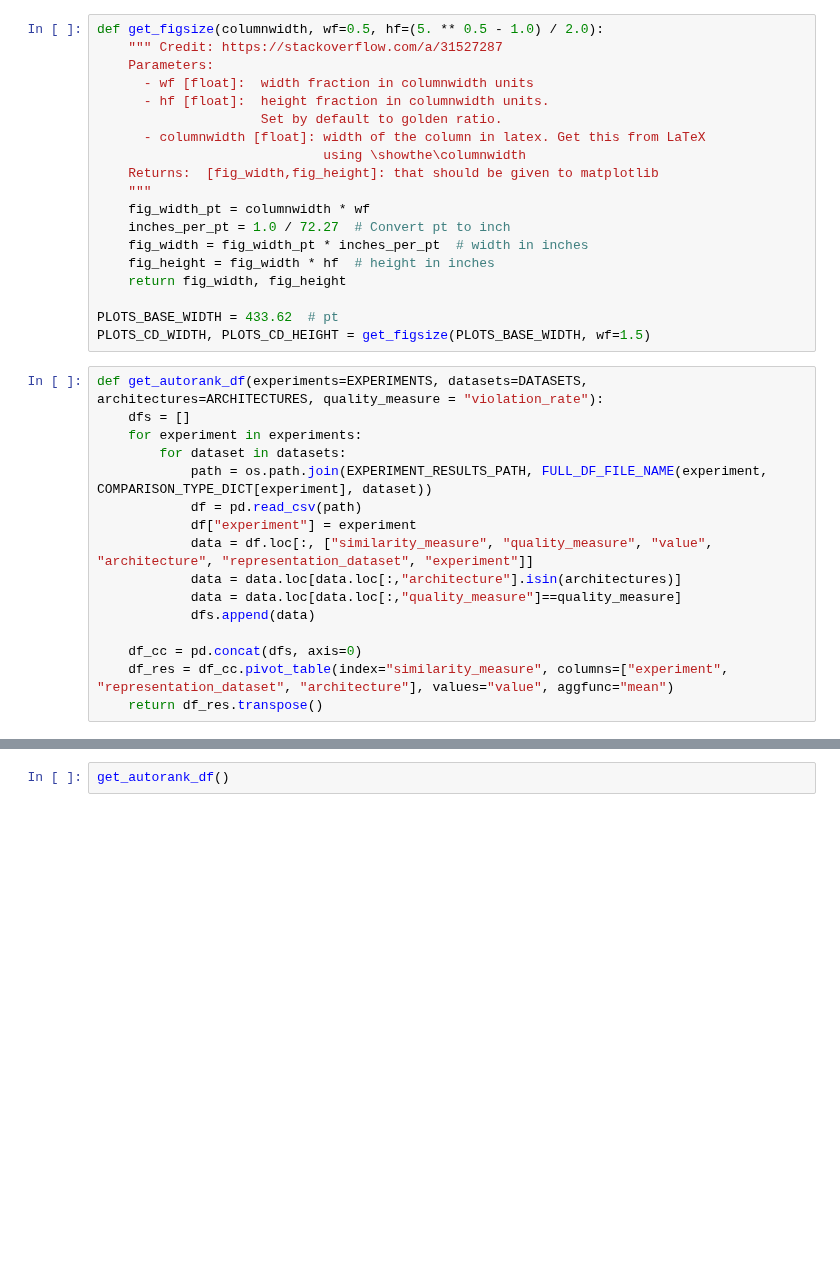
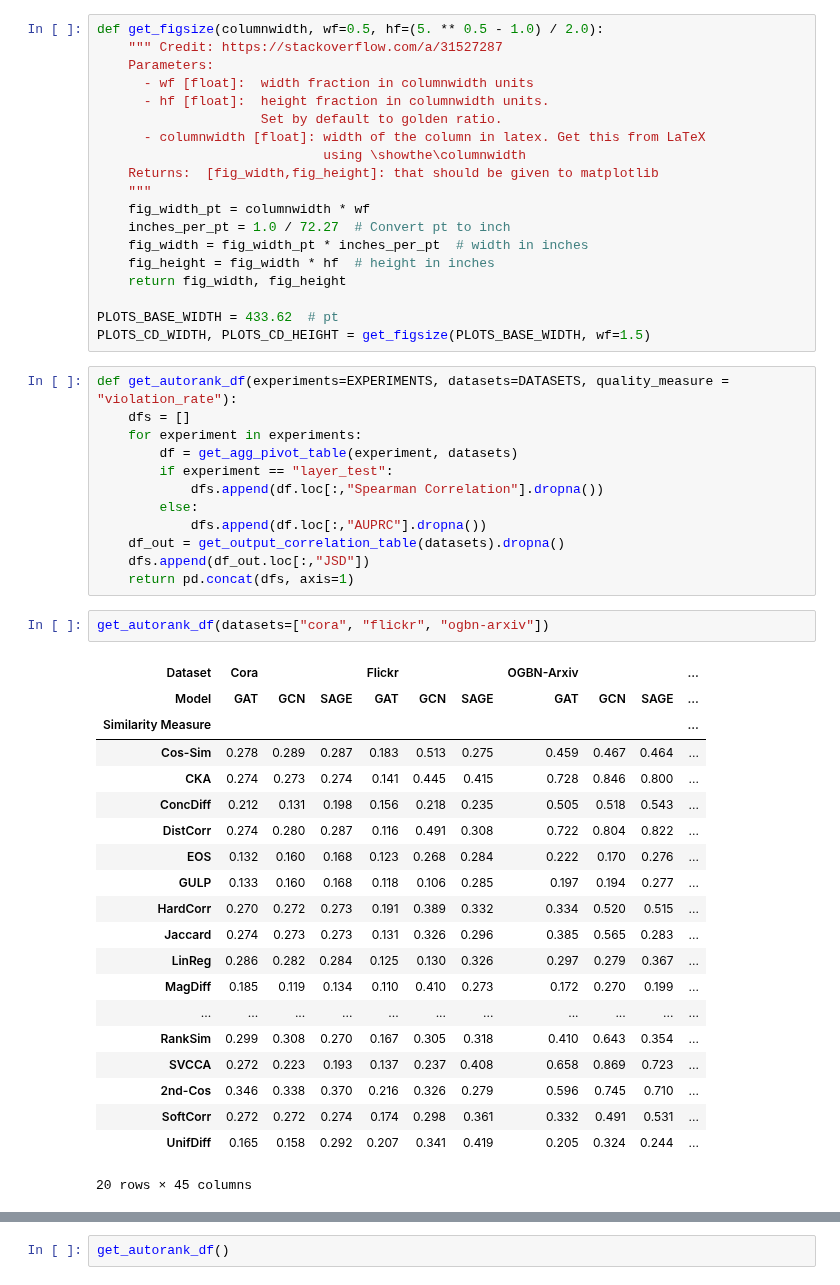
Before and after one commit to TaWald/similaritybench, a Jupyter notebook: graphs/notebooks/tables.ipynb, the cells around one changed output, grey strips where cells are left out. Saved outputs shown, nothing was run; the diff lists cells and outputs as text; blank space fills up the shorter version.

```diff
--- a/graphs/notebooks/tables.ipynb
+++ b/graphs/notebooks/tables.ipynb
@@ -446,20 +425,39 @@ def get_figsize(columnwidth, wf=0.5, hf=(5. ** 0.5 - 1.0) / 2.0):
 
 PLOTS_BASE_WIDTH = 433.62  # pt
 PLOTS_CD_WIDTH, PLOTS_CD_HEIGHT = get_figsize(PLOTS_BASE_WIDTH, wf=1.5)
-# %%
-def get_autorank_df(experiments=EXPERIMENTS, datasets=DATASETS, architectures=ARCHITECTURES, quality_measure = "violation_rate"):
-    dfs = []
-    for experiment in experiments:
-        for dataset in datasets:
-            path = os.path.join(EXPERIMENT_RESULTS_PATH, FULL_DF_FILE_NAME(experiment, COMPARISON_TYPE_DICT[experiment], dataset))
-            df = pd.read_csv(path)
-            df["experiment"] = experiment
-            data = df.loc[:, ["similarity_measure", "quality_measure", "value", "architecture", "representation_dataset", "experiment"]]
-            data = data.loc[data.loc[:,"architecture"].isin(architectures)]
-            data = data.loc[data.loc[:,"quality_measure"]==quality_measure]
-            dfs.append(data)
-
-    df_cc = pd.concat(dfs, axis=0)
-    df_res = df_cc.pivot_table(index="similarity_measure", columns=["experiment", "representation_dataset", "architecture"], values="value", aggfunc="mean")
-    return df_res.transpose()
+# %%
+def get_autorank_df(experiments=EXPERIMENTS, datasets=DATASETS, quality_measure = "violation_rate"):
+    dfs = []
+    for experiment in experiments:
+        df = get_agg_pivot_table(experiment, datasets)
+        if experiment == "layer_test":
+            dfs.append(df.loc[:,"Spearman Correlation"].dropna())
+        else:
+            dfs.append(df.loc[:,"AUPRC"].dropna())
+    df_out = get_output_correlation_table(datasets).dropna()
+    dfs.append(df_out.loc[:,"JSD"])
+    return pd.concat(dfs, axis=1)
+# %%
+get_autorank_df(datasets=["cora", "flickr", "ogbn-arxiv"])
+# %% [output]
+| Dataset | Cora |  |  | Flickr |  |  | OGBN-Arxiv |  |  | ... |
+| Model | GAT | GCN | SAGE | GAT | GCN | SAGE | GAT | GCN | SAGE | ... |
+| Similarity Measure |  |  |  |  |  |  |  |  |  | ... |
+| Cos-Sim | 0.278 | 0.289 | 0.287 | 0.183 | 0.513 | 0.275 | 0.459 | 0.467 | 0.464 | ... |
+| CKA | 0.274 | 0.273 | 0.274 | 0.141 | 0.445 | 0.415 | 0.728 | 0.846 | 0.800 | ... |
+| ConcDiff | 0.212 | 0.131 | 0.198 | 0.156 | 0.218 | 0.235 | 0.505 | 0.518 | 0.543 | ... |
+| DistCorr | 0.274 | 0.280 | 0.287 | 0.116 | 0.491 | 0.308 | 0.722 | 0.804 | 0.822 | ... |
+| EOS | 0.132 | 0.160 | 0.168 | 0.123 | 0.268 | 0.284 | 0.222 | 0.170 | 0.276 | ... |
+| GULP | 0.133 | 0.160 | 0.168 | 0.118 | 0.106 | 0.285 | 0.197 | 0.194 | 0.277 | ... |
+| HardCorr | 0.270 | 0.272 | 0.273 | 0.191 | 0.389 | 0.332 | 0.334 | 0.520 | 0.515 | ... |
+| Jaccard | 0.274 | 0.273 | 0.273 | 0.131 | 0.326 | 0.296 | 0.385 | 0.565 | 0.283 | ... |
+| LinReg | 0.286 | 0.282 | 0.284 | 0.125 | 0.130 | 0.326 | 0.297 | 0.279 | 0.367 | ... |
+| MagDiff | 0.185 | 0.119 | 0.134 | 0.110 | 0.410 | 0.273 | 0.172 | 0.270 | 0.199 | ... |
+| ... | ... | ... | ... | ... | ... | ... | ... | ... | ... | ... |
+| RankSim | 0.299 | 0.308 | 0.270 | 0.167 | 0.305 | 0.318 | 0.410 | 0.643 | 0.354 | ... |
+| SVCCA | 0.272 | 0.223 | 0.193 | 0.137 | 0.237 | 0.408 | 0.658 | 0.869 | 0.723 | ... |
+| 2nd-Cos | 0.346 | 0.338 | 0.370 | 0.216 | 0.326 | 0.279 | 0.596 | 0.745 | 0.710 | ... |
+| SoftCorr | 0.272 | 0.272 | 0.274 | 0.174 | 0.298 | 0.361 | 0.332 | 0.491 | 0.531 | ... |
+| UnifDiff | 0.165 | 0.158 | 0.292 | 0.207 | 0.341 | 0.419 | 0.205 | 0.324 | 0.244 | ... |
+20 rows × 45 columns
 # %%
```
Also changed, not shown: parts of 6 cells of this notebook.
